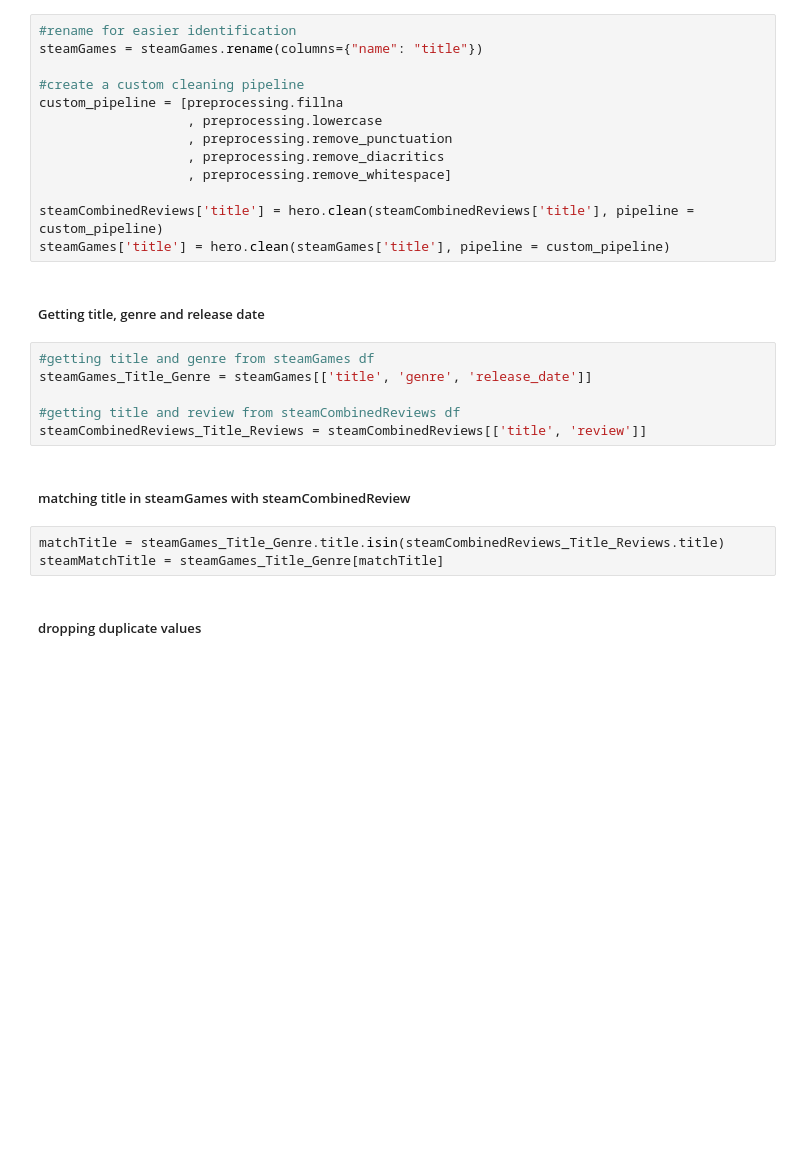
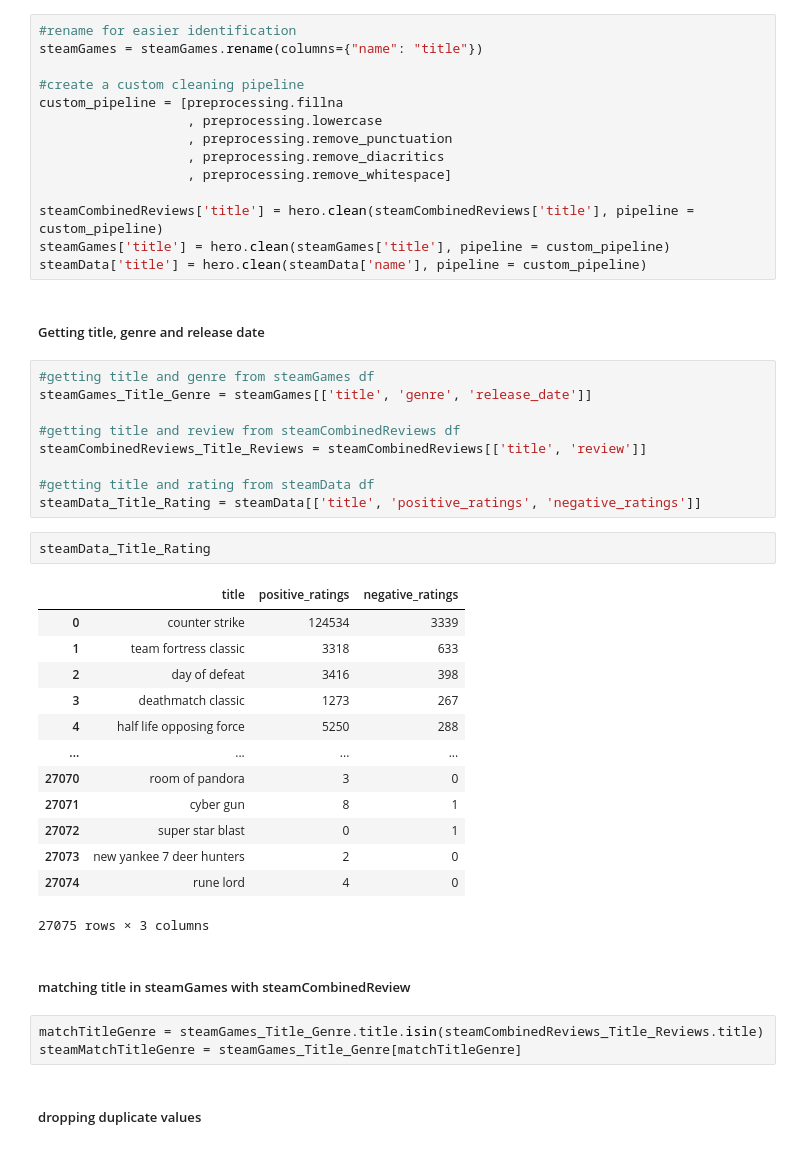
Before and after one commit to pyaepyaelily/videoGame, a Jupyter notebook: videoGame.ipynb, the cells around one changed output. Drawn from its saved outputs; the diff is of its cells as text; blank space fills up the shorter version.

```diff
--- a/videoGame.ipynb
+++ b/videoGame.ipynb
@@ -56,6 +56,7 @@ custom_pipeline = [preprocessing.fillna
 
 steamCombinedReviews['title'] = hero.clean(steamCombinedReviews['title'], pipeline = custom_pipeline)
 steamGames['title'] = hero.clean(steamGames['title'], pipeline = custom_pipeline)
+steamData['title'] = hero.clean(steamData['name'], pipeline = custom_pipeline)
 # %% [markdown]
 ##### Getting title, genre and release date
 # %%
@@ -64,11 +65,30 @@ steamGames_Title_Genre = steamGames[['title', 'genre', 'release_date']]
 
 #getting title and review from steamCombinedReviews df
 steamCombinedReviews_Title_Reviews = steamCombinedReviews[['title', 'review']]
+
+#getting title and rating from steamData df
+steamData_Title_Rating = steamData[['title', 'positive_ratings', 'negative_ratings']]
+# %%
+steamData_Title_Rating
+# %% [output]
+|  | title | positive_ratings | negative_ratings |
+| 0 | counter strike | 124534 | 3339 |
+| 1 | team fortress classic | 3318 | 633 |
+| 2 | day of defeat | 3416 | 398 |
+| 3 | deathmatch classic | 1273 | 267 |
+| 4 | half life opposing force | 5250 | 288 |
+| ... | ... | ... | ... |
+| 27070 | room of pandora | 3 | 0 |
+| 27071 | cyber gun | 8 | 1 |
+| 27072 | super star blast | 0 | 1 |
+| 27073 | new yankee 7 deer hunters | 2 | 0 |
+| 27074 | rune lord | 4 | 0 |
+27075 rows × 3 columns
 # %% [markdown]
 ##### matching title in steamGames with steamCombinedReview
 # %%
-matchTitle = steamGames_Title_Genre.title.isin(steamCombinedReviews_Title_Reviews.title)
-steamMatchTitle = steamGames_Title_Genre[matchTitle]
+matchTitleGenre = steamGames_Title_Genre.title.isin(steamCombinedReviews_Title_Reviews.title)
+steamMatchTitleGenre = steamGames_Title_Genre[matchTitleGenre]
 # %% [markdown]
 ##### dropping duplicate values
 # %%
```
Also changed, not shown: parts of 10 cells of this notebook.
